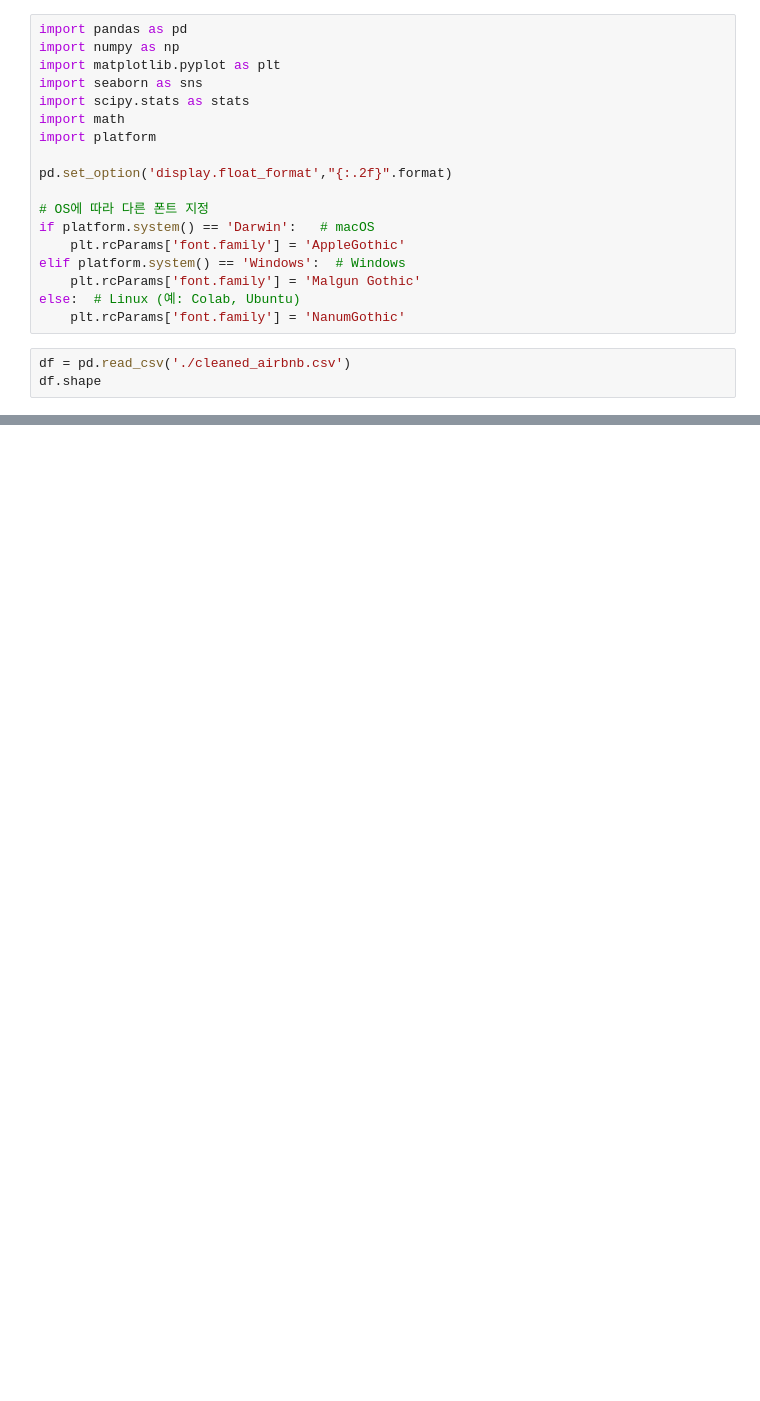
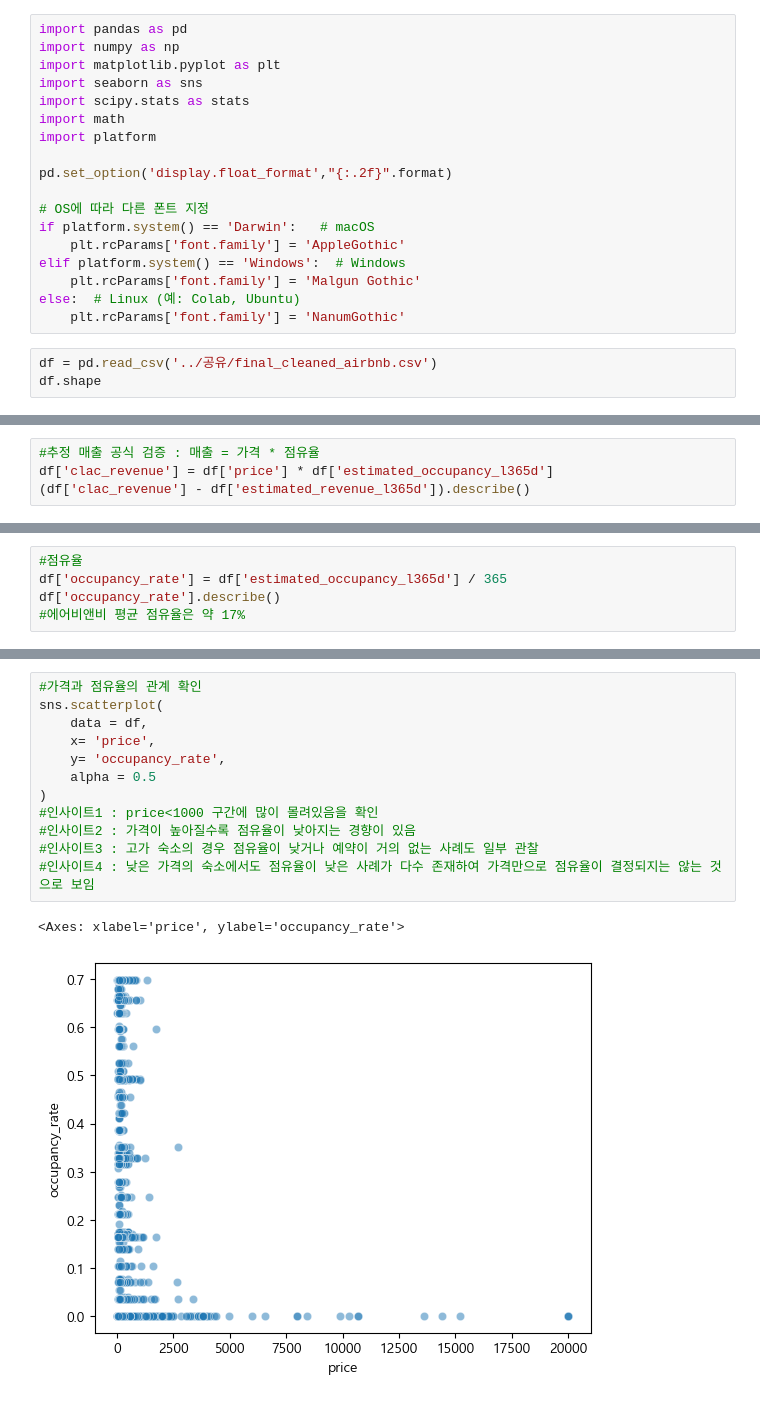
Before and after one commit to motimit/second_project, a Jupyter notebook: Chanhui_EDA/final_preproceed.ipynb, the cells around one changed output, grey strips where cells are left out. Drawn from its saved outputs; the diff is of its cells as text; blank space fills up the shorter version.

```diff
--- a/Chanhui_EDA/final_preproceed.ipynb
+++ b/Chanhui_EDA/final_preproceed.ipynb
@@ -17,6 +17,6 @@ elif platform.system() == 'Windows':  # Windows
 else:  # Linux (예: Colab, Ubuntu)
     plt.rcParams['font.family'] = 'NanumGothic'
 # %%
-df = pd.read_csv('./cleaned_airbnb.csv')
+df = pd.read_csv('../공유/final_cleaned_airbnb.csv')
 df.shape
 # %% [output]
@@ -74,0 +64,4 @@ df.shape
+# %%
+#추정 매출 공식 검증 : 매출 = 가격 * 점유율
+df['clac_revenue'] = df['price'] * df['estimated_occupancy_l365d']
+(df['clac_revenue'] - df['estimated_revenue_l365d']).describe()
@@ -74,0 +83,5 @@ df.shape
+# %%
+#점유율
+df['occupancy_rate'] = df['estimated_occupancy_l365d'] / 365
+df['occupancy_rate'].describe()
+#에어비앤비 평균 점유율은 약 17%
@@ -74,0 +108,15 @@ df.shape
+# %%
+#가격과 점유율의 관계 확인
+sns.scatterplot(
+    data = df,
+    x= 'price',
+    y= 'occupancy_rate',
+    alpha = 0.5
+)
+#인사이트1 : price<1000 구간에 많이 몰려있음을 확인
+#인사이트2 : 가격이 높아질수록 점유율이 낮아지는 경향이 있음
+#인사이트3 : 고가 숙소의 경우 점유율이 낮거나 예약이 거의 없는 사례도 일부 관찰
+#인사이트4 : 낮은 가격의 숙소에서도 점유율이 낮은 사례가 다수 존재하여 가격만으로 점유율이 결정되지는 않는 것으로 보임
+# %% [output]
+<Axes: xlabel='price', ylabel='occupancy_rate'>
+[figure, added]
```
Also changed, not shown: parts of 10 cells of this notebook, 8 other files.
